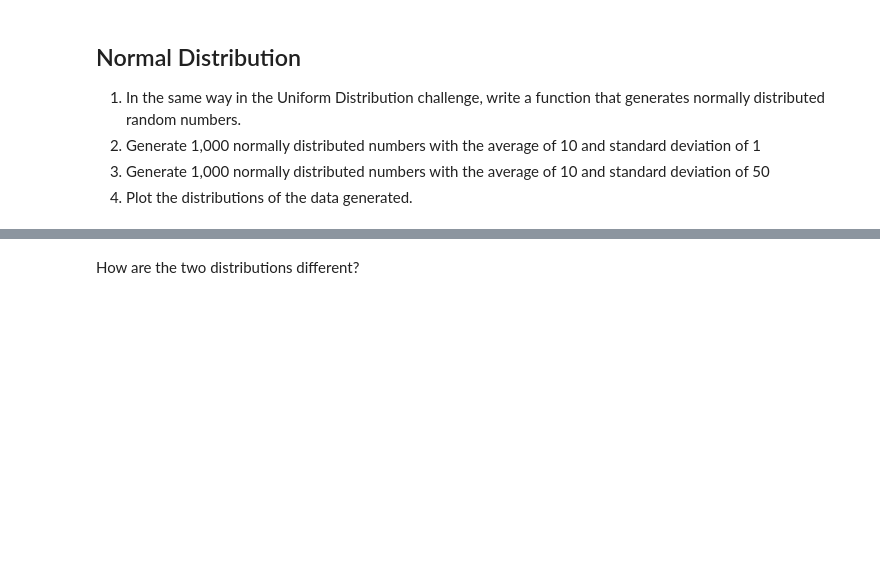
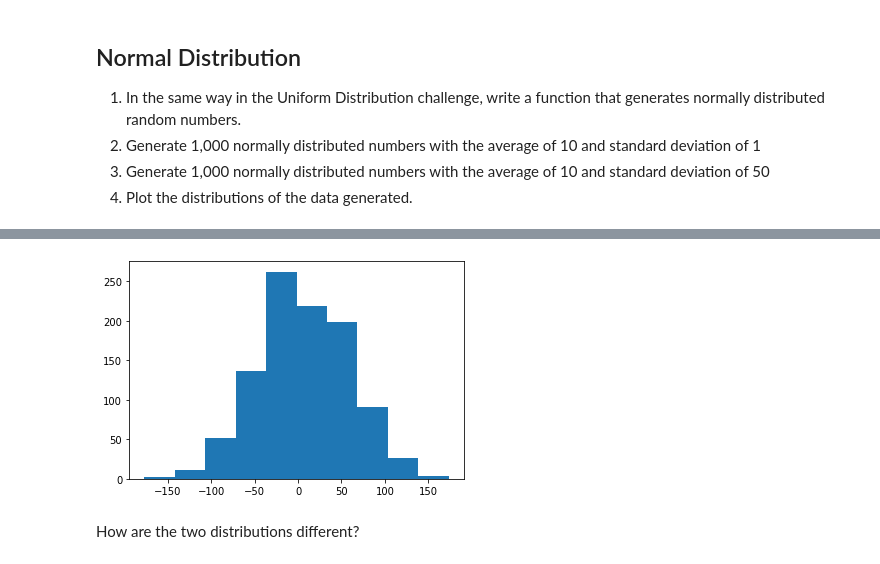
Before and after one commit to ta-datapt-bcn/lab-cont-probability-distribution, a Jupyter notebook: your_code/main.ipynb, the cells around one changed output, grey strips where cells are left out. Saved outputs shown, nothing was run; the diff lists cells and outputs as text; code cells hidden in the pictures; blank space fills up the shorter version.

```diff
--- a/your_code/main.ipynb
+++ b/your_code/main.ipynb
@@ -57,3 +93,8 @@ How are the two distributions different?
+# %%
+plt.hist(d,bins=bins)
+plt.show()
+# %% [output]
+[figure, added]
 # %% [markdown]
 How are the two distributions different?
 # %%
```
Also changed, not shown: parts of 21 cells of this notebook, 2 other files.
